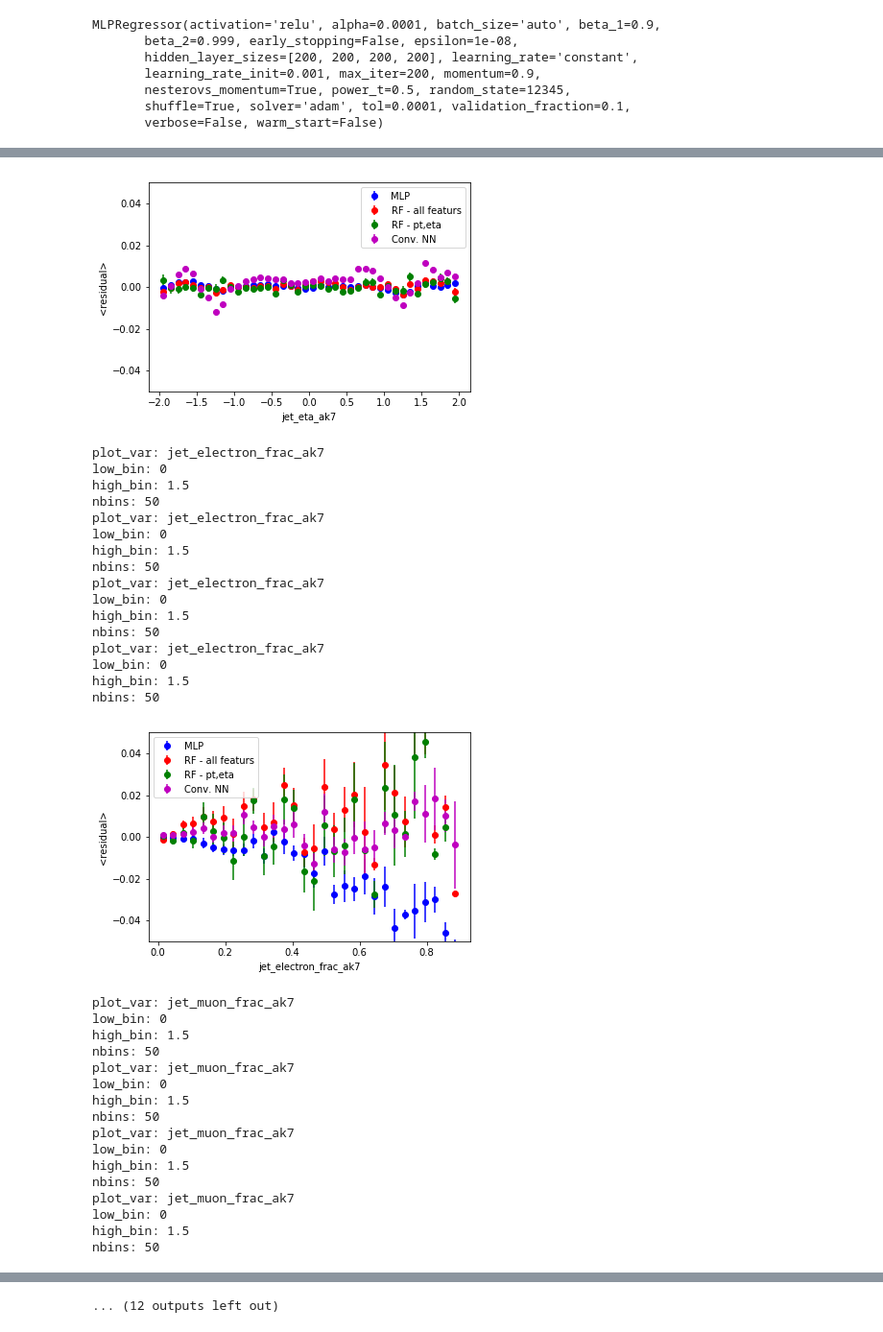
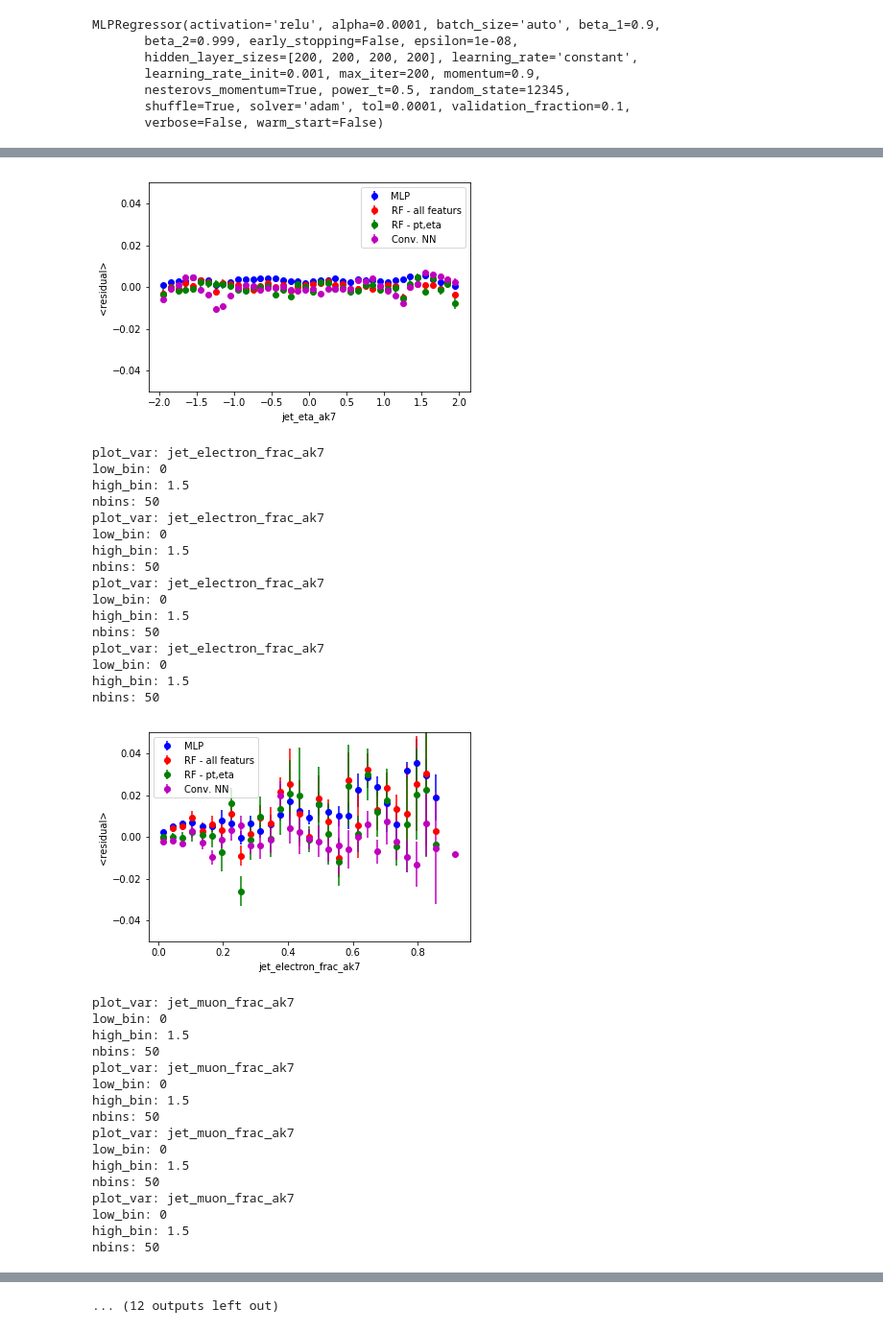
Before and after one commit to awhitbeck/scientific-python-hats, a Jupyter notebook: cms-open-data-ml/MLP_training.ipynb, the cells around one changed output, grey strips where cells are left out. Shown at 96% size. Cells and saved outputs as stored; diff of their text form; code cells hidden in the pictures.

```diff
--- a/cms-open-data-ml/MLP_training.ipynb
+++ b/cms-open-data-ml/MLP_training.ipynb
@@ -9,7 +9,7 @@ from plotterUtils import *
 from matplotlib.colors import LogNorm
 # %%
 #df_perjet = jet_level_data()
-df = pd.read_pickle('new_withCNN_withRF.pkl')
+df = pd.read_pickle('new_ak7_withCNN_withRF.pkl')
 # %%
 
 featureNames = ['jet_pt_ak7','jet_eta_ak7',
@@ -203,7 +206,7 @@ for v,b in zip(plot_vars,var_binning) :
     residual_profile(v,'residual_MLP','b',*b)
     residual_profile(v,'residual_rfall','r',*b)
     residual_profile(v,'residual_rfpteta','g',*b)
-    residual_profile(v,'residual','m',*b)
+    residual_profile(v,'residual_CNN','m',*b)
     plt.legend(['MLP','RF - all featurs','RF - pt,eta','Conv. NN'])
     plt.show()
 # %% [output]
@@ -229,35 +232,35 @@ low_bin: -3
 high_bin: 3
 nbins: 60
 plot_var: jet_eta_ak7
 low_bin: -3
 high_bin: 3
 nbins: 60
 plot_var: jet_eta_ak7
 low_bin: -3
 high_bin: 3
 nbins: 60
 plot_var: jet_eta_ak7
 low_bin: -3
 high_bin: 3
 nbins: 60
-[figure, old version]
+[figure, new version]
 plot_var: jet_electron_frac_ak7
 low_bin: 0
 high_bin: 1.5
 nbins: 50
 plot_var: jet_electron_frac_ak7
 low_bin: 0
 high_bin: 1.5
 nbins: 50
 plot_var: jet_electron_frac_ak7
 low_bin: 0
 high_bin: 1.5
 nbins: 50
 plot_var: jet_electron_frac_ak7
 low_bin: 0
 high_bin: 1.5
 nbins: 50
-[figure, old version]
+[figure, new version]
 plot_var: jet_muon_frac_ak7
 low_bin: 0
 high_bin: 1.5
```
Also changed, not shown: parts of 6 cells of this notebook, 3 other files.
